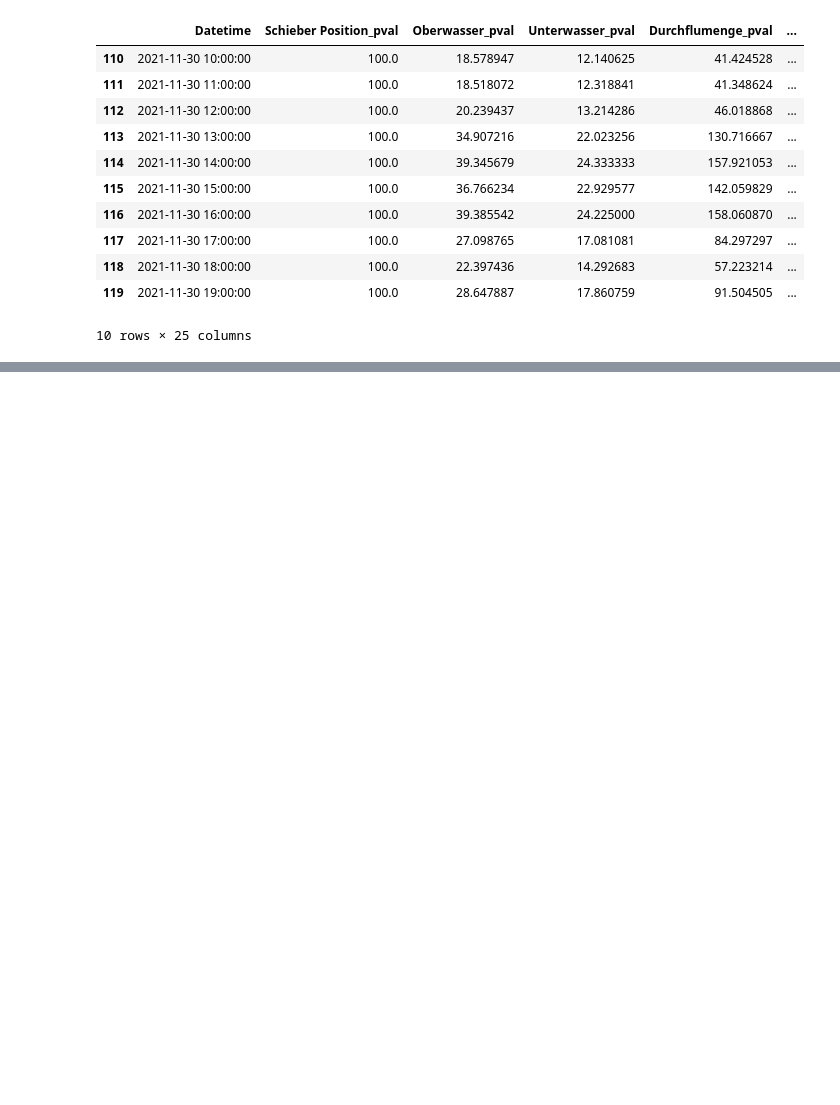
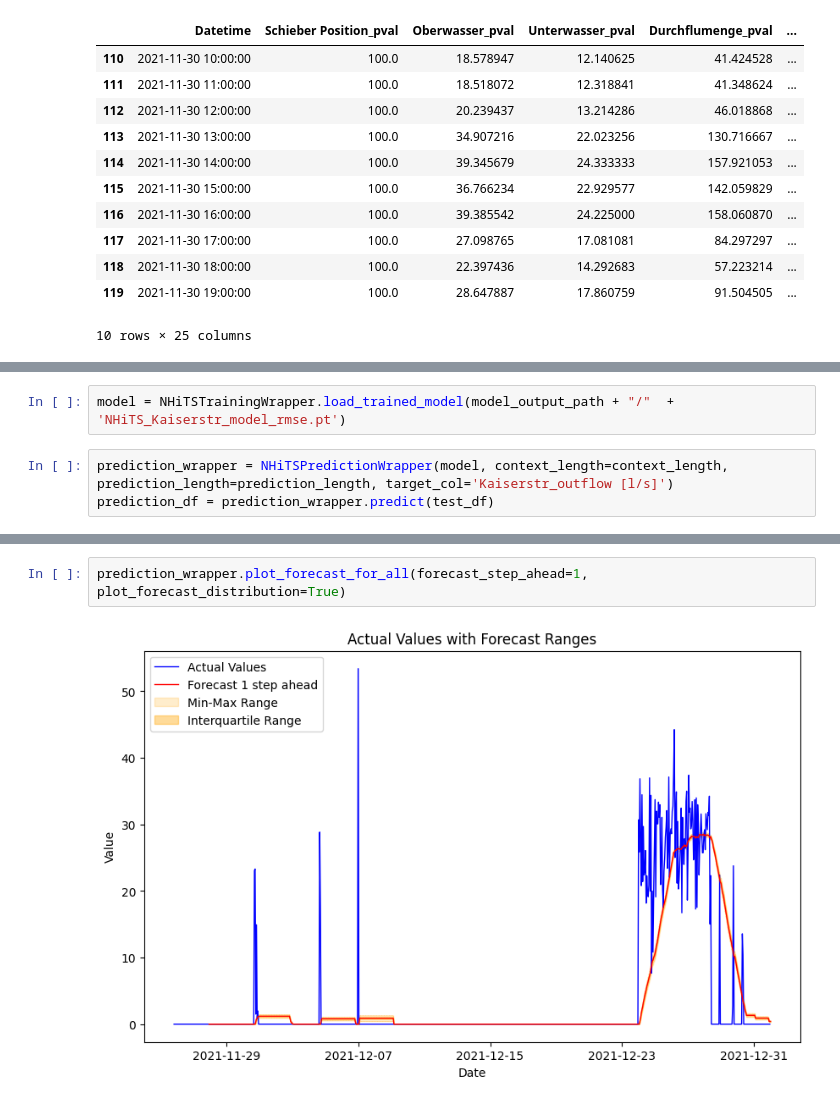
Before and after one commit to vipin2310/UT_RIWWER_project, a Jupyter notebook: main copy.ipynb, the cells around one changed output, grey strips where cells are left out. Cells and saved outputs as stored; diff of their text form; blank space fills up the shorter version.

```diff
--- a/main copy.ipynb
+++ b/main copy.ipynb
@@ -156,0 +205,5 @@ NHiTS(
+# %%
+model = NHiTSTrainingWrapper.load_trained_model(model_output_path + "/"  + 'NHiTS_Kaiserstr_model_rmse.pt')
+# %%
+prediction_wrapper = NHiTSPredictionWrapper(model, context_length=context_length, prediction_length=prediction_length, target_col='Kaiserstr_outflow [l/s]')
+prediction_df = prediction_wrapper.predict(test_df)
@@ -156,0 +225,4 @@ NHiTS(
+# %%
+prediction_wrapper.plot_forecast_for_all(forecast_step_ahead=1, plot_forecast_distribution=True)
+# %% [output]
+[figure, added]
```
Also changed, not shown: parts of 19 cells of this notebook, 1 other file.
